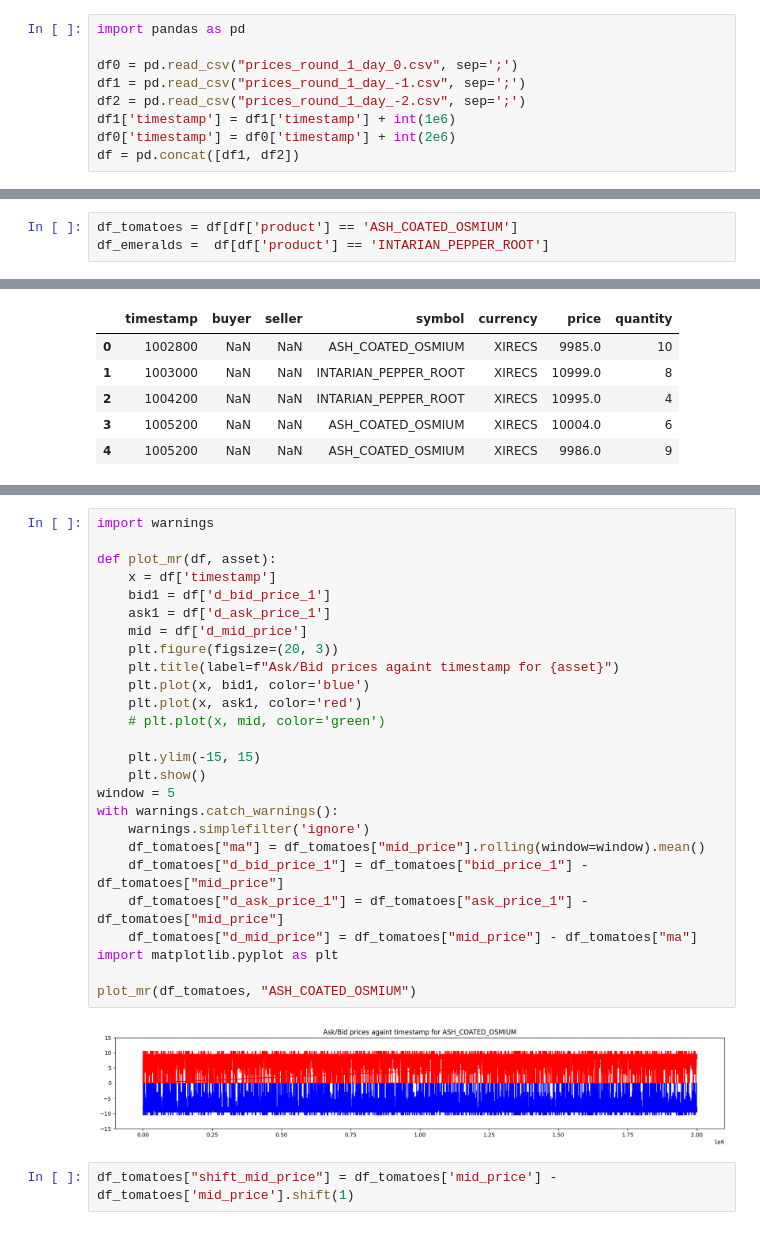
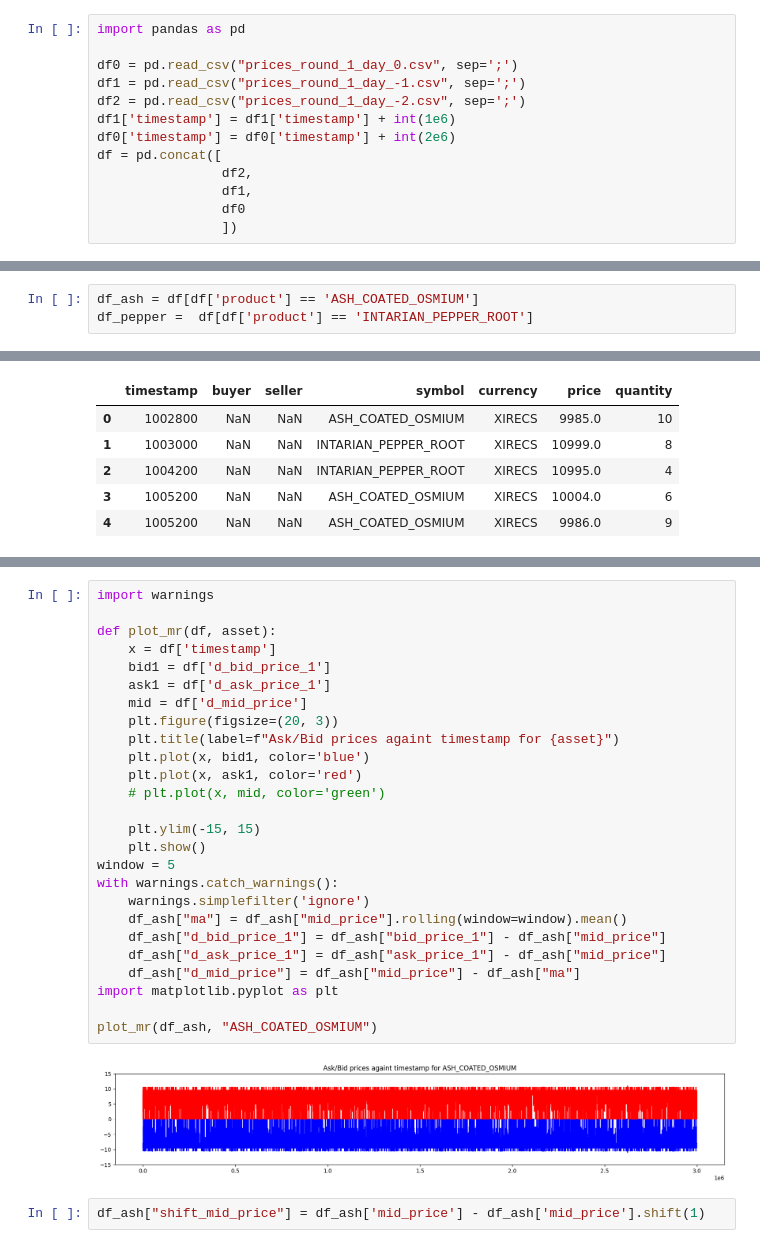
Before and after one commit to orazkhannn/prosperity_alc, a Jupyter notebook: datasets/round1/research.ipynb, the cells around one changed output, grey strips where cells are left out. Cells and saved outputs as stored; diff of their text form.

```diff
--- a/datasets/round1/research.ipynb
+++ b/datasets/round1/research.ipynb
@@ -6,7 +6,11 @@ df1 = pd.read_csv("prices_round_1_day_-1.csv", sep=';')
 df2 = pd.read_csv("prices_round_1_day_-2.csv", sep=';')
 df1['timestamp'] = df1['timestamp'] + int(1e6)
 df0['timestamp'] = df0['timestamp'] + int(2e6)
-df = pd.concat([df1, df2])
+df = pd.concat([
+                df2,
+                df1,
+                df0
+                ])
 # %%
 df[df['bid_price_1'] > 0]
 # %% [output]
@@ -30,4 +34,4 @@ df.shape
 # %%
-df_tomatoes = df[df['product'] == 'ASH_COATED_OSMIUM']
-df_emeralds =  df[df['product'] == 'INTARIAN_PEPPER_ROOT']
+df_ash = df[df['product'] == 'ASH_COATED_OSMIUM']
+df_pepper =  df[df['product'] == 'INTARIAN_PEPPER_ROOT']
 # %%
@@ -128,31 +167,31 @@ df_tomatoes.head(20)
 # %%
 import warnings
 
 def plot_mr(df, asset):
     x = df['timestamp']
     bid1 = df['d_bid_price_1']
     ask1 = df['d_ask_price_1']
     mid = df['d_mid_price']
     plt.figure(figsize=(20, 3))
     plt.title(label=f"Ask/Bid prices againt timestamp for {asset}")
     plt.plot(x, bid1, color='blue')
     plt.plot(x, ask1, color='red')
     # plt.plot(x, mid, color='green')
 
     plt.ylim(-15, 15)
     plt.show()
 window = 5
 with warnings.catch_warnings():
     warnings.simplefilter('ignore')
-    df_tomatoes["ma"] = df_tomatoes["mid_price"].rolling(window=window).mean()
-    df_tomatoes["d_bid_price_1"] = df_tomatoes["bid_price_1"] - df_tomatoes["mid_price"]
-    df_tomatoes["d_ask_price_1"] = df_tomatoes["ask_price_1"] - df_tomatoes["mid_price"]
-    df_tomatoes["d_mid_price"] = df_tomatoes["mid_price"] - df_tomatoes["ma"]
+    df_ash["ma"] = df_ash["mid_price"].rolling(window=window).mean()
+    df_ash["d_bid_price_1"] = df_ash["bid_price_1"] - df_ash["mid_price"]
+    df_ash["d_ask_price_1"] = df_ash["ask_price_1"] - df_ash["mid_price"]
+    df_ash["d_mid_price"] = df_ash["mid_price"] - df_ash["ma"]
 import matplotlib.pyplot as plt
 
-plot_mr(df_tomatoes, "ASH_COATED_OSMIUM")
+plot_mr(df_ash, "ASH_COATED_OSMIUM")
 # %% [output]
-[figure, old version]
+[figure, new version]
 # %%
-df_tomatoes["shift_mid_price"] = df_tomatoes['mid_price'] - df_tomatoes['mid_price'].shift(1)
+df_ash["shift_mid_price"] = df_ash['mid_price'] - df_ash['mid_price'].shift(1)
 # %%
```
Also changed, not shown: parts of 17 cells of this notebook, 1 other file.
